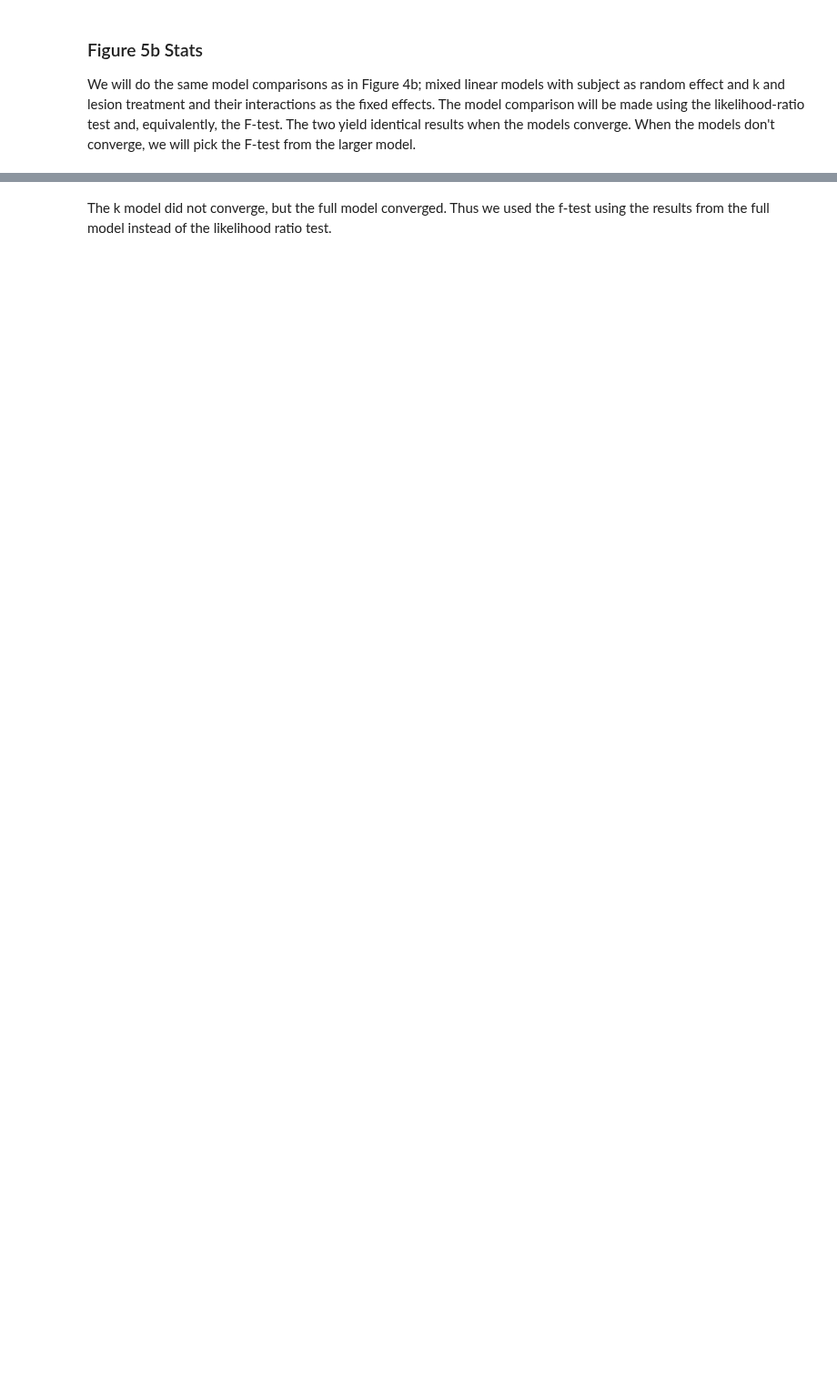
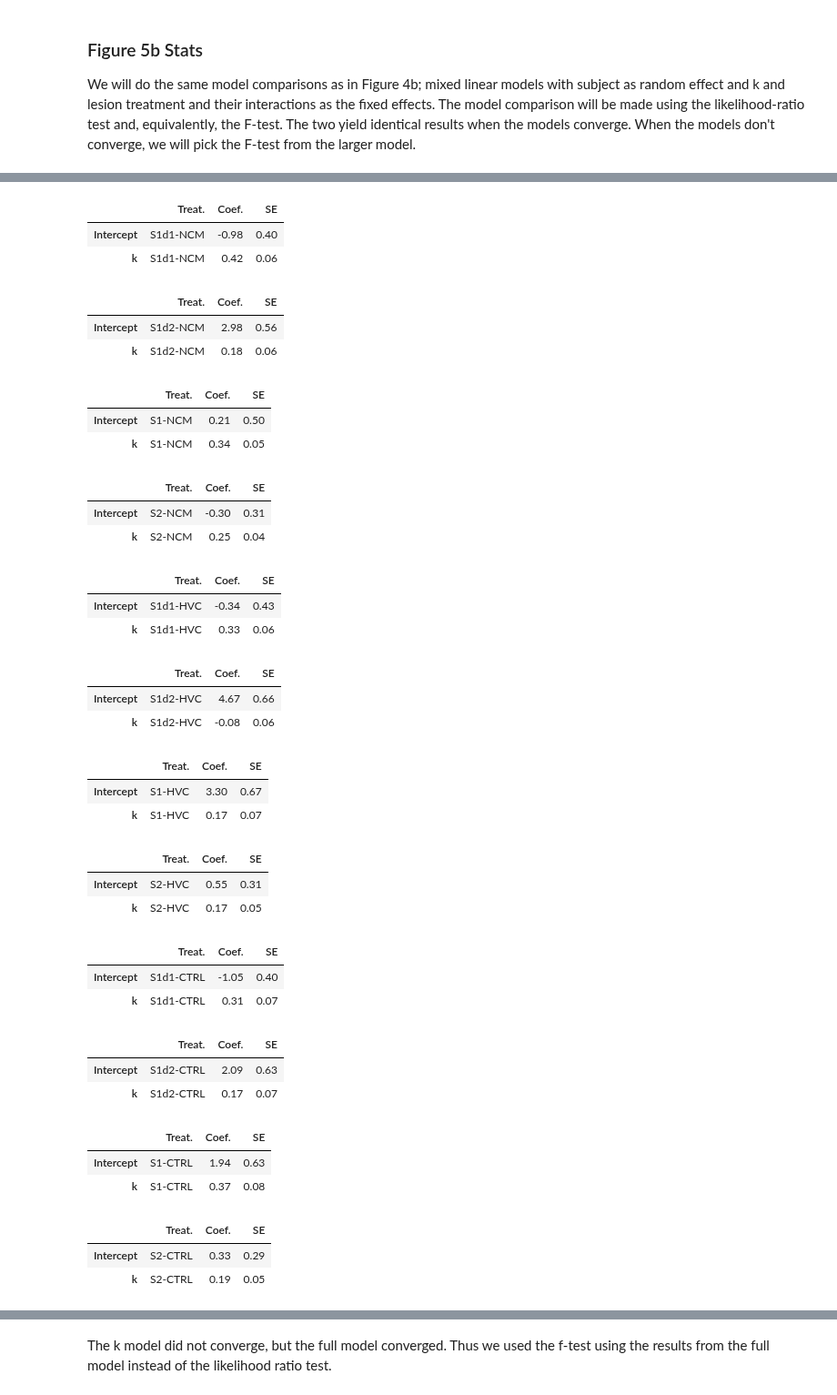
Before and after one commit to theunissenlab/zebra-finch-memory-lesions, a Jupyter notebook: paper_notebooks/1_Main_Analysis.ipynb, the cells around one changed output, grey strips where cells are left out. Shown at 91% size. Saved outputs shown, nothing was run; the diff lists cells and outputs as text; code cells hidden in the pictures; blank space fills up the shorter version.

Commit message:
Intermediate commit of changes for statistical analyses.

```diff
--- a/paper_notebooks/1_Main_Analysis.ipynb
+++ b/paper_notebooks/1_Main_Analysis.ipynb
@@ -1424,3 +1418,25 @@ print("2. Direct comparison between the (sample size matched) NCM and combined H
 print("-----------------------------------------------------------------------------------")
 ttest_result = scipy.stats.ttest_ind(post_ncm["logOR"], post_hvc_and_ctrl["logOR"])
 print(f" {treatment}: t({len(post_ncm) + len(post_hvc_and_ctrl) - 2}) = {ttest_result.statistic:.2f}, {parse_p(ttest_result.pvalue)}")
+# %%
+# Statistics for Fig4 c based on counts.
+
+# First we measure the performance relative overall for each group.
+print("Fisher exact tests for the performance on S1 in the k <= 10 window")
+for treatment, post_data in [("NCM", post_ncm), ("HVC", post_hvc), ("CTRL", post_ctrl), ("HVC+CTRL", post_hvc_and_ctrl)]:
+    tableAll = np.zeros((2,2))
+    print(treatment, ':')
+    for i, subject in enumerate(post_data['Subject']):
+        table = np.array([np.array([post_data['noreCounts'][i][0], post_data['noreCounts'][i][1]-post_data['noreCounts'][i][0]]),
+                  np.array([post_data['reCounts'][i][0], post_data['reCounts'][i][1] - post_data['reCounts'][i][0]] )])
+
+        tableAll = tableAll + table
+        odds_ratio, ci_95, p_value, se = fisher_exact(table, side="two.sided", zero_correction=False)
+        print('   ', subject, ':')
+        print("             log2OR=", np.log2(odds_ratio), 'p=', p_value )
+
+    odds_ratio, ci_95, p_value, se = fisher_exact(tableAll, side="two.sided", zero_correction=False)
+    print('   Overall:')
+    print("             log2OR=", np.log2(odds_ratio), 'p=', p_value )
+
+print()
@@ -1736,37 +1821,35 @@ def load_treatments_5b(treatments=("NCM", "HVC", "CTRL")):
 # %%
-learning_curve_logors = load_treatments_5b(["NCM", "HVC", "CTRL"])
-
 # Models of interest
 k_model = smf.mixedlm(
-    "logOR ~ k",
+    "logORp ~ k",
     groups=learning_curve_logors["Subject"],
     data=learning_curve_logors,
     re_formula="~1",
 ).fit(reml=False)
 
 T_model = smf.mixedlm(
-    "logOR ~ Treatment",
+    "logORp ~ Treatment",
     groups=learning_curve_logors["Subject"],
     data=learning_curve_logors,
     re_formula="~1",
 ).fit(reml=False)
 
 Tandk_model = smf.mixedlm(
-    "logOR ~ Treatment + k",
+    "logORp ~ Treatment + k",
     groups=learning_curve_logors["Subject"],
     data=learning_curve_logors,
     re_formula="~1",
 ).fit(reml=False)
 
 full_model = smf.mixedlm(
-    "logOR ~ Treatment + k + Treatment:k",
+    "logORp ~ Treatment + k + Treatment:k",
     groups=learning_curve_logors["Subject"],
     data=learning_curve_logors,
     re_formula="~1",
 ).fit(reml=False)
 
 null_model = smf.mixedlm(
-    "logOR ~ 1",
+    "logORp ~ 1",
     groups=learning_curve_logors["Subject"],
     data=learning_curve_logors,
     re_formula="~1",
@@ -1841,7 +1942,7 @@ for treatment in treatments:
     # S1 Pre Lesion - first learning
     learning_curve_logors = load_treatments_before_d1([treatment])
     k_model = smf.mixedlm(
-        "logOR ~ k",
+        "logORp ~ k",
         groups=learning_curve_logors["Subject"],
         data=learning_curve_logors,
         re_formula="~1",
@@ -1862,7 +1963,7 @@ for treatment in treatments:
     # S1 Pre Lesion - second learning
     learning_curve_logors = load_treatments_before_d2([treatment])
     k_model = smf.mixedlm(
-        "logOR ~ k",
+        "logORp ~ k",
         groups=learning_curve_logors["Subject"],
         data=learning_curve_logors,
         re_formula="~1",
@@ -1883,7 +1984,7 @@ for treatment in treatments:
     # S1 Post Lession
     learning_curve_logors = load_treatments([treatment])
     k_model = smf.mixedlm(
-        "logOR ~ k",
+        "logORp ~ k",
         groups=learning_curve_logors["Subject"],
         data=learning_curve_logors,
         re_formula="~1",
@@ -1894,31 +1995,68 @@ for treatment in treatments:
         for i,t in enumerate(treatment):
             if i == 0:
                 treatment_name = t
             else:
                 treatment_name += '+'+t
     label = pd.Series(['S1-'+treatment_name, 'S1-'+treatment_name], index = ['Intercept', 'k'])
     lineDF = pd.concat([label, k_model.fe_params, k_model.bse_fe], axis=1)
     lineDF.columns = ['Treat.', 'Coef.', 'SE']
     display(lineDF.style.format(precision=2))
 
 
     # S2 Post Lesion
     learning_curve_logors = load_treatments_5b([treatment])
     k_model = smf.mixedlm(
-        "logOR ~ k",
+        "logORp ~ k",
         groups=learning_curve_logors["Subject"],
         data=learning_curve_logors,
         re_formula="~1",
     ).fit()
     if isinstance(treatment, str):
         treatment_name = treatment
     elif isinstance(treatment, tuple):
         for i,t in enumerate(treatment):
             if i == 0:
                 treatment_name = t
             else:
                 treatment_name += '+'+t
     label = pd.Series(['S2-'+treatment_name, 'S2-'+treatment_name], index = ['Intercept', 'k'])
     lineDF = pd.concat([label, k_model.fe_params, k_model.bse_fe], axis=1)
     lineDF.columns = ['Treat.', 'Coef.', 'SE']
     display(lineDF.style.format(precision=2))
+# %% [output]
+|  | Treat. | Coef. | SE |
+| Intercept | S1d1-NCM | -0.98 | 0.40 |
+| k | S1d1-NCM | 0.42 | 0.06 |
+|  | Treat. | Coef. | SE |
+| Intercept | S1d2-NCM | 2.98 | 0.56 |
+| k | S1d2-NCM | 0.18 | 0.06 |
+|  | Treat. | Coef. | SE |
+| Intercept | S1-NCM | 0.21 | 0.50 |
+| k | S1-NCM | 0.34 | 0.05 |
+|  | Treat. | Coef. | SE |
+| Intercept | S2-NCM | -0.30 | 0.31 |
+| k | S2-NCM | 0.25 | 0.04 |
+|  | Treat. | Coef. | SE |
+| Intercept | S1d1-HVC | -0.34 | 0.43 |
+| k | S1d1-HVC | 0.33 | 0.06 |
+|  | Treat. | Coef. | SE |
+| Intercept | S1d2-HVC | 4.67 | 0.66 |
+| k | S1d2-HVC | -0.08 | 0.06 |
+|  | Treat. | Coef. | SE |
+| Intercept | S1-HVC | 3.30 | 0.67 |
+| k | S1-HVC | 0.17 | 0.07 |
+|  | Treat. | Coef. | SE |
+| Intercept | S2-HVC | 0.55 | 0.31 |
+| k | S2-HVC | 0.17 | 0.05 |
+|  | Treat. | Coef. | SE |
+| Intercept | S1d1-CTRL | -1.05 | 0.40 |
+| k | S1d1-CTRL | 0.31 | 0.07 |
+|  | Treat. | Coef. | SE |
+| Intercept | S1d2-CTRL | 2.09 | 0.63 |
+| k | S1d2-CTRL | 0.17 | 0.07 |
+|  | Treat. | Coef. | SE |
+| Intercept | S1-CTRL | 1.94 | 0.63 |
+| k | S1-CTRL | 0.37 | 0.08 |
+|  | Treat. | Coef. | SE |
+| Intercept | S2-CTRL | 0.33 | 0.29 |
+| k | S2-CTRL | 0.19 | 0.05 |
```
Also changed, not shown: parts of 23 cells of this notebook, 6 other files.
